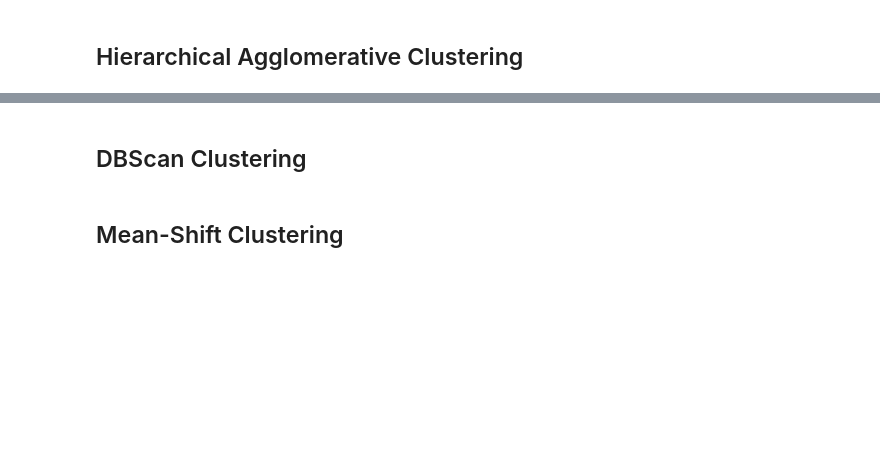
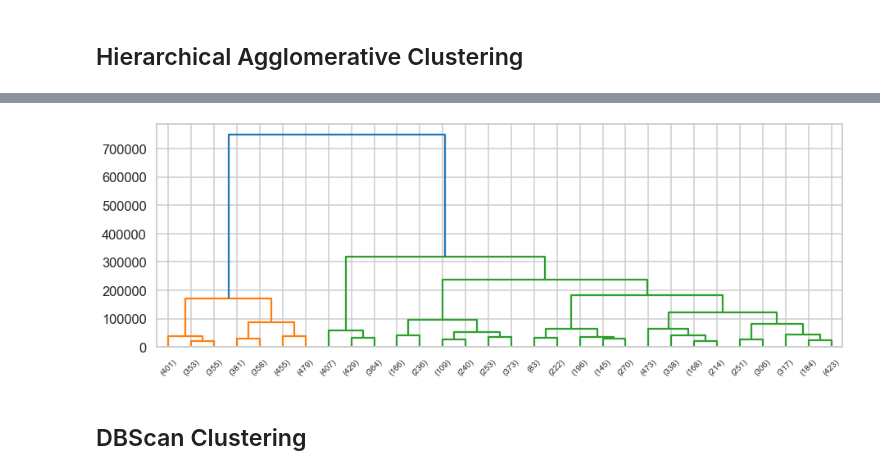
Before and after one commit to mohameddhameem/IBM-Machine-Learning, a Jupyter notebook: Unsupervised Machine Learning/Final Assignment/Clustering Unsupervised Assignment.ipynb, the cells around one changed output, grey strips where cells are left out. Saved outputs shown, nothing was run; the diff lists cells and outputs as text; code cells hidden in the pictures; blank space fills up the shorter version.

```diff
--- a/Unsupervised Machine Learning/Final Assignment/Clustering Unsupervised Assignment.ipynb
+++ b/Unsupervised Machine Learning/Final Assignment/Clustering Unsupervised Assignment.ipynb
@@ -313,9 +328,8 @@ for c in cluster_labels:
 # %%
 # hierarchical clustering
 from sklearn.cluster import AgglomerativeClustering
-hc = AgglomerativeClustering(n_clusters=num_clusters, affinity='euclidean', linkage='ward')
+ag_model = AgglomerativeClustering(n_clusters=num_clusters, affinity='euclidean', linkage='ward')
 
-# setting distance_threshold=0 ensures we compute the full tree.
-model = AgglomerativeClustering(distance_threshold=0, n_clusters=None, affinity='euclidean', linkage='ward')
-
-model = model.fit(dataset)
+ag_model = ag_model.fit(dataset)
+# Lets try to predict the clusters with Hierarchical Clustering
+df_results['agglom'] = ag_model.labels_
@@ -354,3 +345,18 @@ plt.show()
+# %%
+# Plot the dentogram
+from scipy.cluster import hierarchy
+
+Z = hierarchy.linkage(ag_model.children_, method='ward')
+
+fig, ax = plt.subplots(figsize=(15,5))
+
+den = hierarchy.dendrogram(Z, orientation='top',
+                           p=30, truncate_mode='lastp',
+                           show_leaf_counts=True, ax=ax,
+                           # above_threshold_color=blue
+                           )
+# %% [output]
+[figure, added]
 # %% [markdown]
 ## DBScan Clustering
 # %%
@@ -360,2 +366,0 @@ db = DBSCAN(eps=0.3, min_samples=10).fit(dataset_pca)
-# %% [markdown]
-## Mean-Shift Clustering
```
Also changed, not shown: parts of 22 cells of this notebook, 10 other files.
